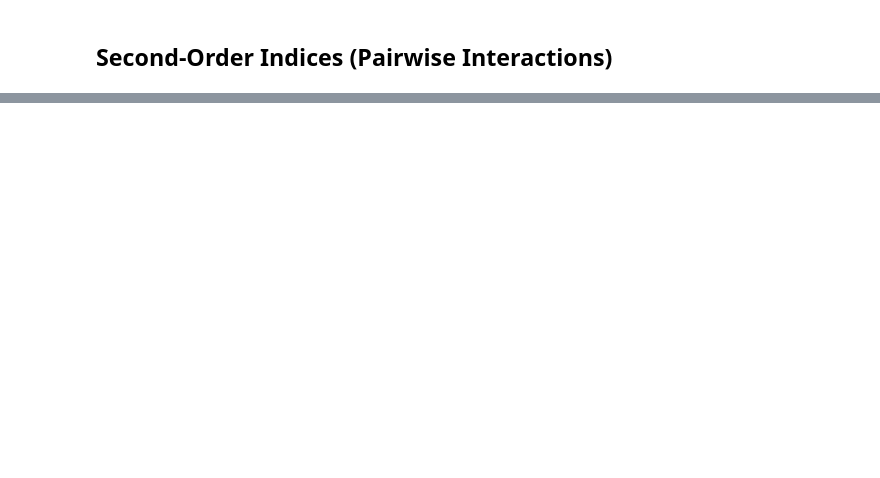
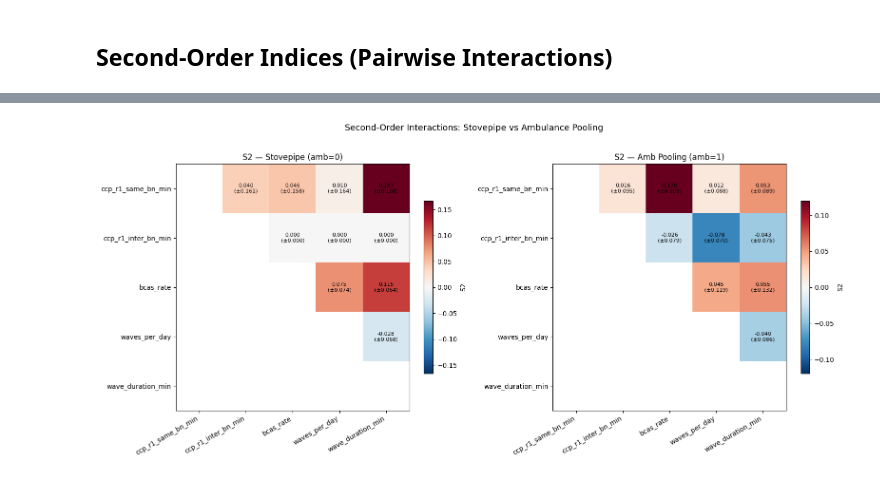
Before and after one commit to EliaTaverna/MENS---Medical-Evacuation-Network-Simulator, a Jupyter notebook: analysis_notebooks/multi_run_analysis/outcome_vs_uncertainty/phase_1_(1rq)/2_btg/sobol_amb_pooling.ipynb, the cells around one changed output, grey strips where cells are left out. Drawn from its saved outputs; the diff is of its cells as text; code cells hidden in the pictures; blank space fills up the shorter version.

```diff
--- a/analysis_notebooks/multi_run_analysis/outcome_vs_uncertainty/phase_1_(1rq)/2_btg/sobol_amb_pooling.ipynb
+++ b/analysis_notebooks/multi_run_analysis/outcome_vs_uncertainty/phase_1_(1rq)/2_btg/sobol_amb_pooling.ipynb
@@ -180,0 +251,36 @@ wave_duration_min                    NaN        NaN            NaN
+# %%
+# ── S2 heatmaps side by side ─────────────────────────────────────────────────
+S2_base = pd.DataFrame(Si_base["S2"], index=UNCERTAINTIES, columns=UNCERTAINTIES)
+S2_base_conf = pd.DataFrame(Si_base["S2_conf"], index=UNCERTAINTIES, columns=UNCERTAINTIES)
+S2_pool = pd.DataFrame(Si_pool["S2"], index=UNCERTAINTIES, columns=UNCERTAINTIES)
+S2_pool_conf = pd.DataFrame(Si_pool["S2_conf"], index=UNCERTAINTIES, columns=UNCERTAINTIES)
+
+fig, axes = plt.subplots(1, 2, figsize=(16, 7))
+mask = np.tril(np.ones((len(UNCERTAINTIES), len(UNCERTAINTIES)), dtype=bool), k=0)
+
+for ax, S2_df, S2_cf, title in [
+    (axes[0], S2_base, S2_base_conf, "S2 — Stovepipe (amb=0)"),
+    (axes[1], S2_pool, S2_pool_conf, "S2 — Amb Pooling (amb=1)"),
+]:
+    s2_masked = S2_df.where(~mask)
+    vabs = max(0.01, np.nanmax(np.abs(s2_masked.values.astype(float))))
+    im = ax.imshow(s2_masked.values.astype(float), cmap="RdBu_r", vmin=-vabs, vmax=vabs, aspect="auto")
+    ax.set_xticks(range(len(UNCERTAINTIES)))
+    ax.set_xticklabels(UNCERTAINTIES, rotation=30, ha="right")
+    ax.set_yticks(range(len(UNCERTAINTIES)))
+    ax.set_yticklabels(UNCERTAINTIES)
+    ax.set_title(title)
+    for i in range(len(UNCERTAINTIES)):
+        for j in range(len(UNCERTAINTIES)):
+            if not mask[i, j]:
+                v = S2_df.iloc[i, j]
+                c = S2_cf.iloc[i, j]
+                if not np.isnan(v):
+                    ax.text(j, i, f"{v:.3f}\n(±{c:.3f})", ha="center", va="center", fontsize=8)
+    plt.colorbar(im, ax=ax, shrink=0.7, label="S2")
+
+plt.suptitle("Second-Order Interactions: Stovepipe vs Ambulance Pooling", fontsize=13, y=1.02)
+plt.tight_layout()
+plt.show()
+# %% [output]
+[figure, added]
```
Also changed, not shown: parts of 8 cells of this notebook, 5 other files.
